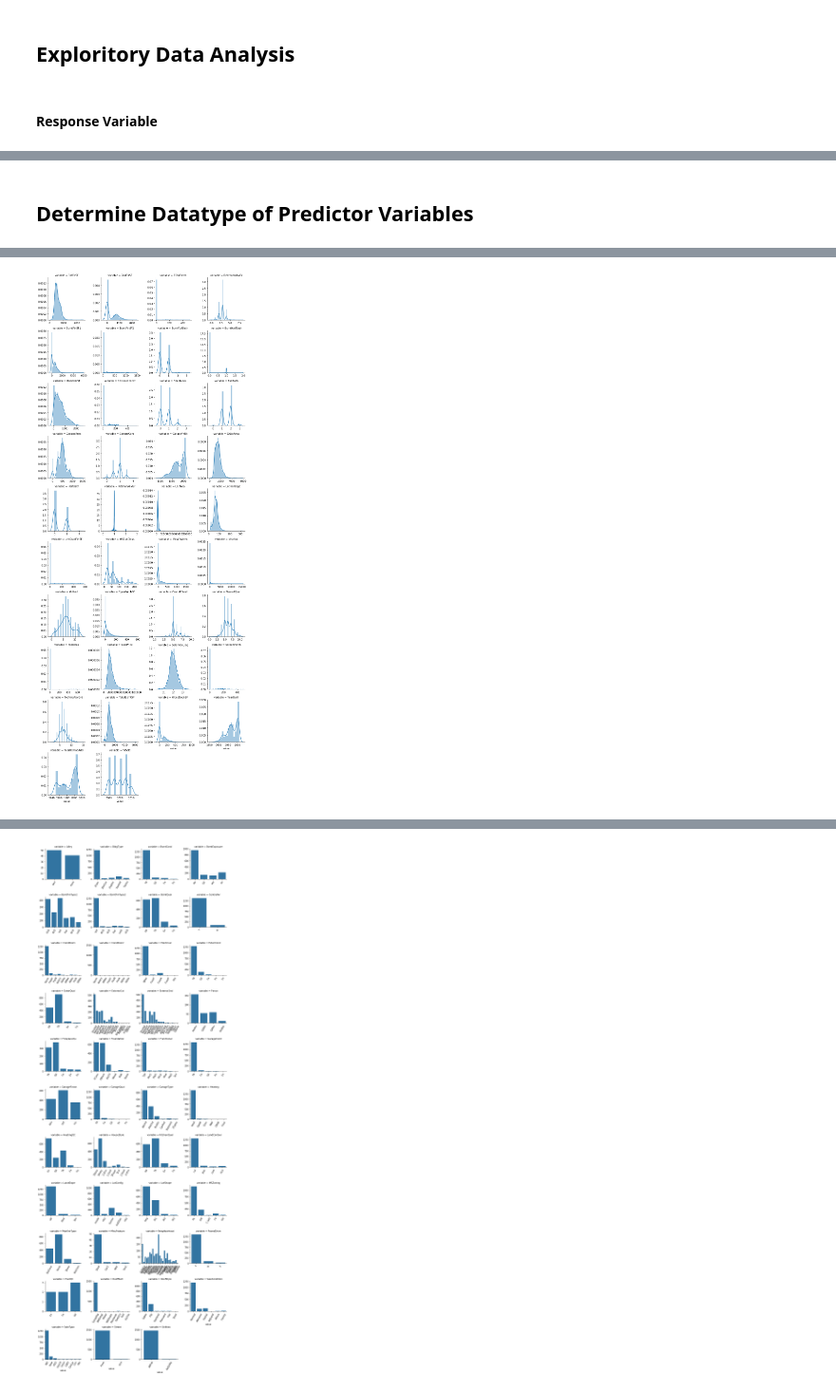
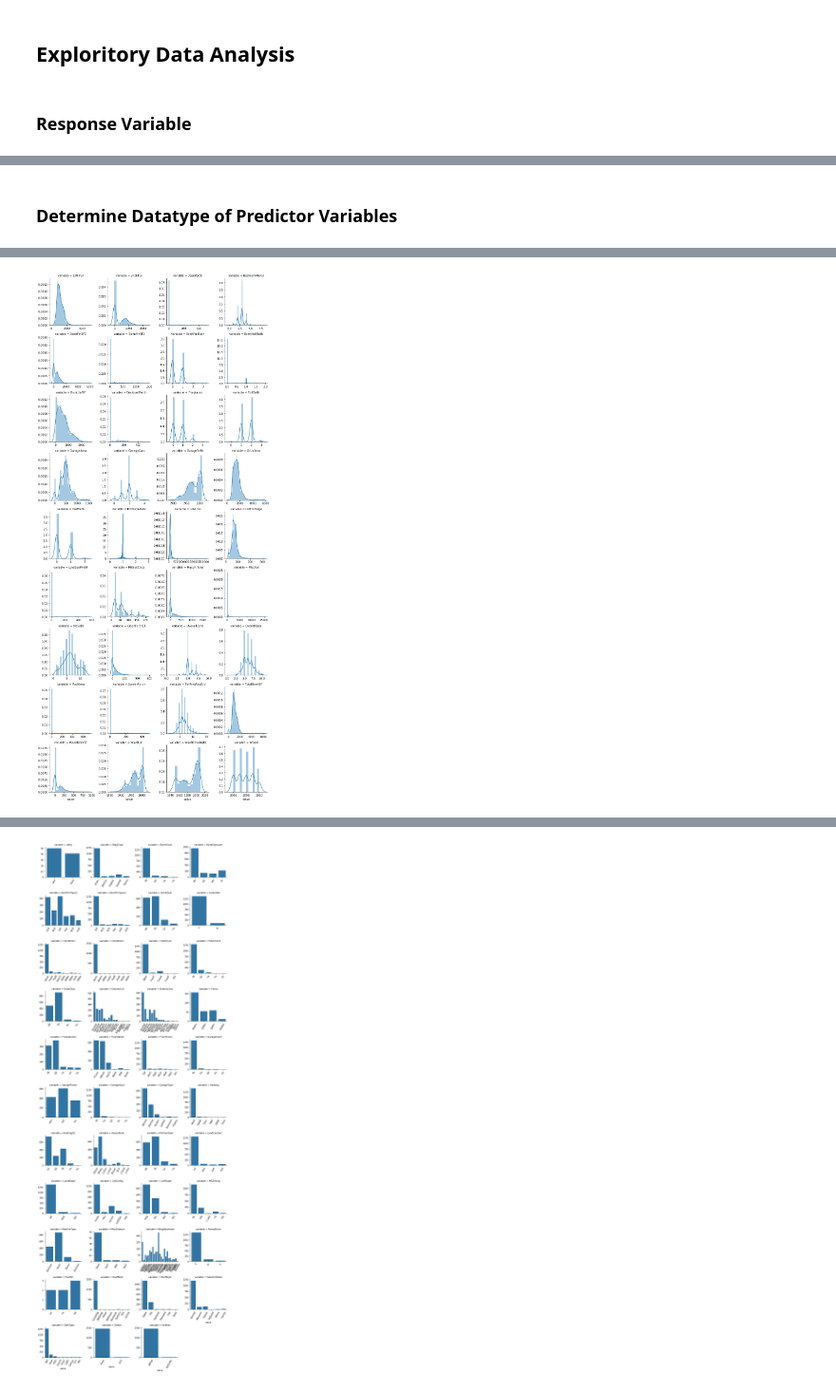
Before and after one commit to jah377/Kaggle-Machine-Learning-Housing-Project-, a Jupyter notebook: jon_harris/DataExploration_jah.ipynb, the cells around one changed output, grey strips where cells are left out. Shown at 95% size. Drawn from its saved outputs; the diff is of its cells as text; code cells hidden in the pictures.

```diff
--- a/jon_harris/DataExploration_jah.ipynb
+++ b/jon_harris/DataExploration_jah.ipynb
@@ -35,6 +26,6 @@ The nb_black extension is already loaded. To reload it, use:
 # %%
 # Import entire dataset
-house_data = pd.read_csv("Data/train.csv")
+house_data = pd.read_csv("train.csv")
 house_data.drop("Id", 1, inplace=True)  # remove ID column because useless
 house_data.head()
 # %% [output]
@@ -135,5 +125,5 @@ msno.heatmap(house_data) #returns heatmap with corr. coef.
 # %% [markdown]
 ## Exploritory Data Analysis
 # %% [markdown]
-#### Response Variable
+### Response Variable
 # %%
@@ -172,20 +160,22 @@ house_data["SalePrice_log"] = np.log(house_data["SalePrice"])
 [figure]
 [interactive output not drawn]
 # %% [markdown]
-## Determine Datatype of Predictor Variables
+### Determine Datatype of Predictor Variables
 # %%
 # Separate predictors by numerical and categorical features
-num_features = house_data.select_dtypes(include=["int64", "float64"]).columns
-cat_features = house_data.select_dtypes(include=["object"]).columns
+from functions_file import categorize
+
+cat_features, num_cont_features, num_disc_features = categorize(house_data)
 # %% [output]
 [interactive output not drawn]
 # %%
 # Density Plot of Numeric Variables
+num_features = num_cont_features + num_disc_features
 f = pd.melt(house_data, value_vars=sorted(num_features))
 g = sns.FacetGrid(f, col="variable", col_wrap=4, sharex=False, sharey=False)
 g = g.map(sns.distplot, "value")
 # %% [output]
-[figure, old version]
+[figure, new version]
 [interactive output not drawn]
 # %%
 # Count plots of categorical features
```
Also changed, not shown: parts of 21 cells of this notebook, 2 other files.
